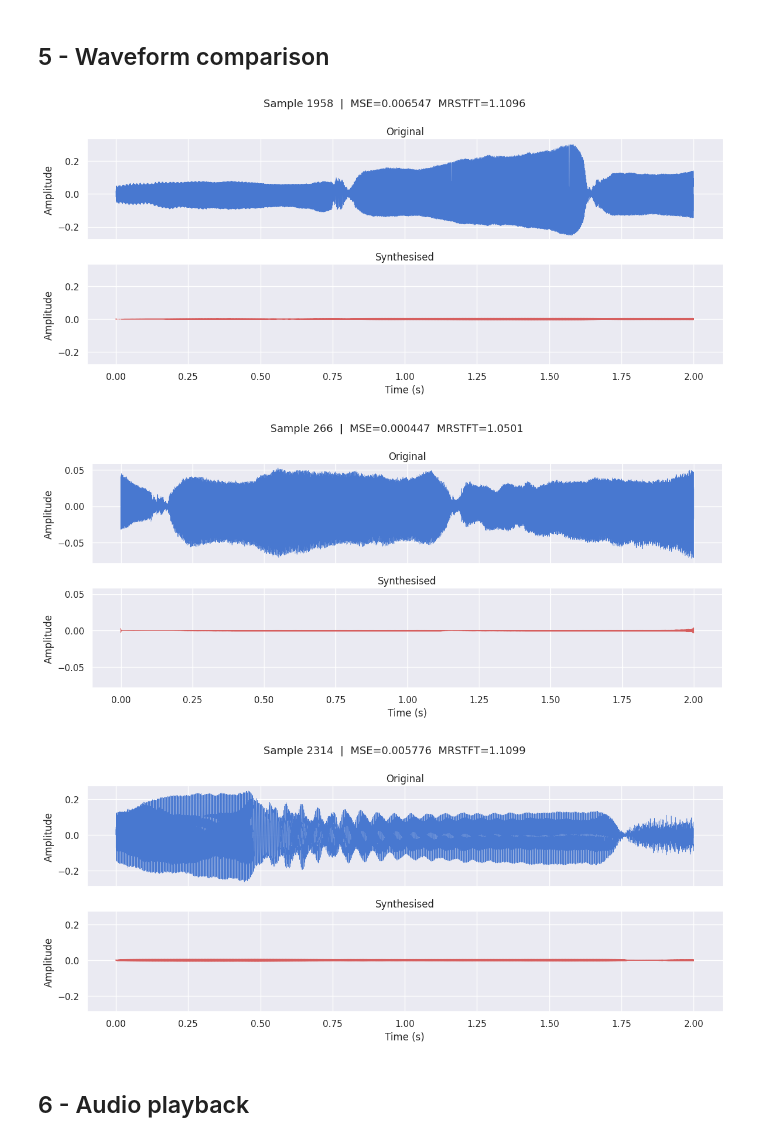
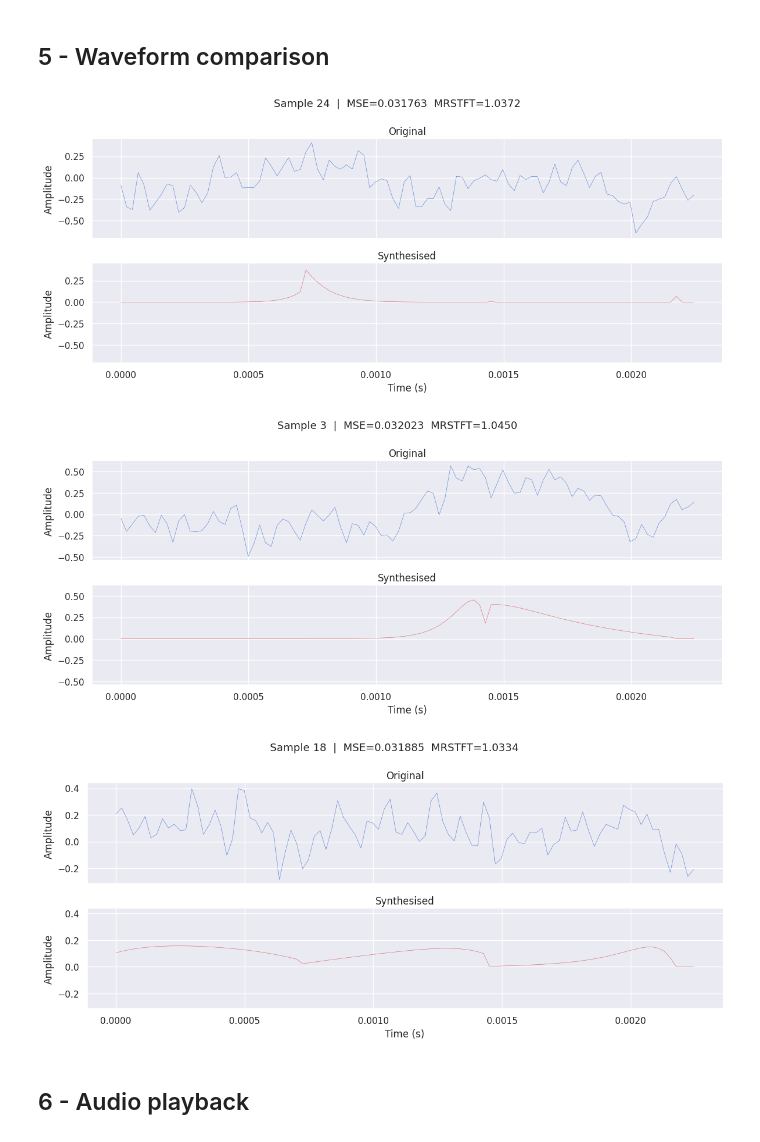
Before and after one commit to blazejkotowski/plaud, a Jupyter notebook: notebooks/model_evaluation.ipynb, the cells around one changed output. Saved outputs shown, nothing was run; the diff lists cells and outputs as text; code cells hidden in the pictures.

```diff
--- a/notebooks/model_evaluation.ipynb
+++ b/notebooks/model_evaluation.ipynb
@@ -173,7 +169,9 @@ def evaluate_sample(idx: int):
     x_feat    = features.unsqueeze(0)     # [1, T_ctl, D_feat]
 
     # Forward pass (autoencoder)
-    y_audio = ddsp(x_audio, x_feat)      # [1, 1, T_audio']
+    print(x_audio.shape, x_feat.shape)
+    y_audio = ddsp(x_audio, x_feat).unsqueeze(1)      # [1, 1, T_audio']
+    print("y_audio.shape", y_audio.shape)
     y_audio = y_audio.squeeze(0)         # [1, T_audio']
 
     # Align lengths
@@ -199,7 +197,7 @@ def evaluate_sample(idx: int):
 
 
 # Pick random samples
-rng = np.random.default_rng(42)
+rng = np.random.default_rng(44)
 sample_indices = rng.choice(len(dataset), size=min(NUM_SAMPLES, len(dataset)), replace=False)
 
 results = []
@@ -222,12 +226,20 @@ Average      |  MSE = 0.004257  |  MRSTFT = 1.0899
 ## 4 - Spectrum comparison (original vs. synthesised)
 # %%
 def plot_spectrum(x: np.ndarray, y: np.ndarray, sr: int, title: str = ""):
-    """Plot overlaid magnitude spectra of original (x) and synthesised (y)."""
+    """Plot overlaid magnitude spectra of original (x) and synthesised (y).
+
+    Applies a Hann window to reduce spectral leakage.
+    """
     n_fft = 2048
     freqs = np.fft.rfftfreq(n_fft, d=1.0 / sr)
 
-    X = np.abs(np.fft.rfft(x, n=n_fft))
-    Y = np.abs(np.fft.rfft(y, n=n_fft))
+    # Apply Hann window to reduce spectral leakage
+    window = np.hanning(len(x))
+    x_windowed = x * window
+    y_windowed = y * window
+
+    X = np.abs(np.fft.rfft(x_windowed, n=n_fft))
+    Y = np.abs(np.fft.rfft(y_windowed, n=n_fft))
 
     # Convert to dB
     X_db = 20 * np.log10(X + 1e-8)
@@ -256,41 +268,59 @@ for r in results:
 # %% [markdown]
 ## 5 - Waveform comparison
 # %%
-def plot_waveforms(x: np.ndarray, y: np.ndarray, sr: int, title: str = ""):
-    """Plot original and synthesised waveforms stacked vertically."""
+def plot_waveforms(x: np.ndarray, y: np.ndarray, sr: int, title: str = "",
+                   display_samples: int | None = None):
+    """Plot original and synthesised waveforms stacked vertically.
+
+    Args:
+        x: Original waveform
+        y: Synthesised waveform
+        sr: Sample rate
+        title: Plot title
+        display_samples: Number of samples to display from the beginning.
+                        If None, displays the entire waveform.
+    """
+    if display_samples is not None:
+        x = x[:display_samples]
+        y = y[:display_samples]
+
     t = np.arange(len(x)) / sr
 
     fig, axes = plt.subplots(2, 1, figsize=(14, 5), sharex=True,
                              gridspec_kw={"hspace": 0.25})
 
     axes[0].plot(t, x, color=sns.color_palette()[0], linewidth=0.4)
     axes[0].set_ylabel("Amplitude")
     axes[0].set_title("Original")
 
     axes[1].plot(t, y, color=sns.color_palette()[3], linewidth=0.4)
     axes[1].set_ylabel("Amplitude")
     axes[1].set_title("Synthesised")
     axes[1].set_xlabel("Time (s)")
 
     # Sync y-axis limits
     ymin = min(x.min(), y.min()) * 1.1
     ymax = max(x.max(), y.max()) * 1.1
     for ax in axes:
         ax.set_ylim(ymin, ymax)
 
     fig.suptitle(title or "Waveform comparison", fontsize=13, y=1.02)
     sns.despine(fig=fig)
     plt.tight_layout()
     plt.show()
 
 
+# Number of samples to display (set to None for full waveform, or e.g. 4410 for 0.1s @ 44.1kHz)
+DISPLAY_SAMPLES = 100  # Try: int(0.1 * SAMPLE_RATE) for first 100ms
+
 for r in results:
     plot_waveforms(r["x"], r["y"], SAMPLE_RATE,
-                   title=f"Sample {r['idx']}  |  MSE={r['mse']:.6f}  MRSTFT={r['mrstft']:.4f}")
+                   title=f"Sample {r['idx']}  |  MSE={r['mse']:.6f}  MRSTFT={r['mrstft']:.4f}",
+                   display_samples=DISPLAY_SAMPLES)
 # %% [output]
-[figure, old version]
+[figure, new version]
-[figure, old version]
+[figure, new version]
-[figure, old version]
+[figure, new version]
 # %% [markdown]
 ## 6 - Audio playback
 # %%
```
Also changed, not shown: parts of 6 cells of this notebook, 3 other files.
